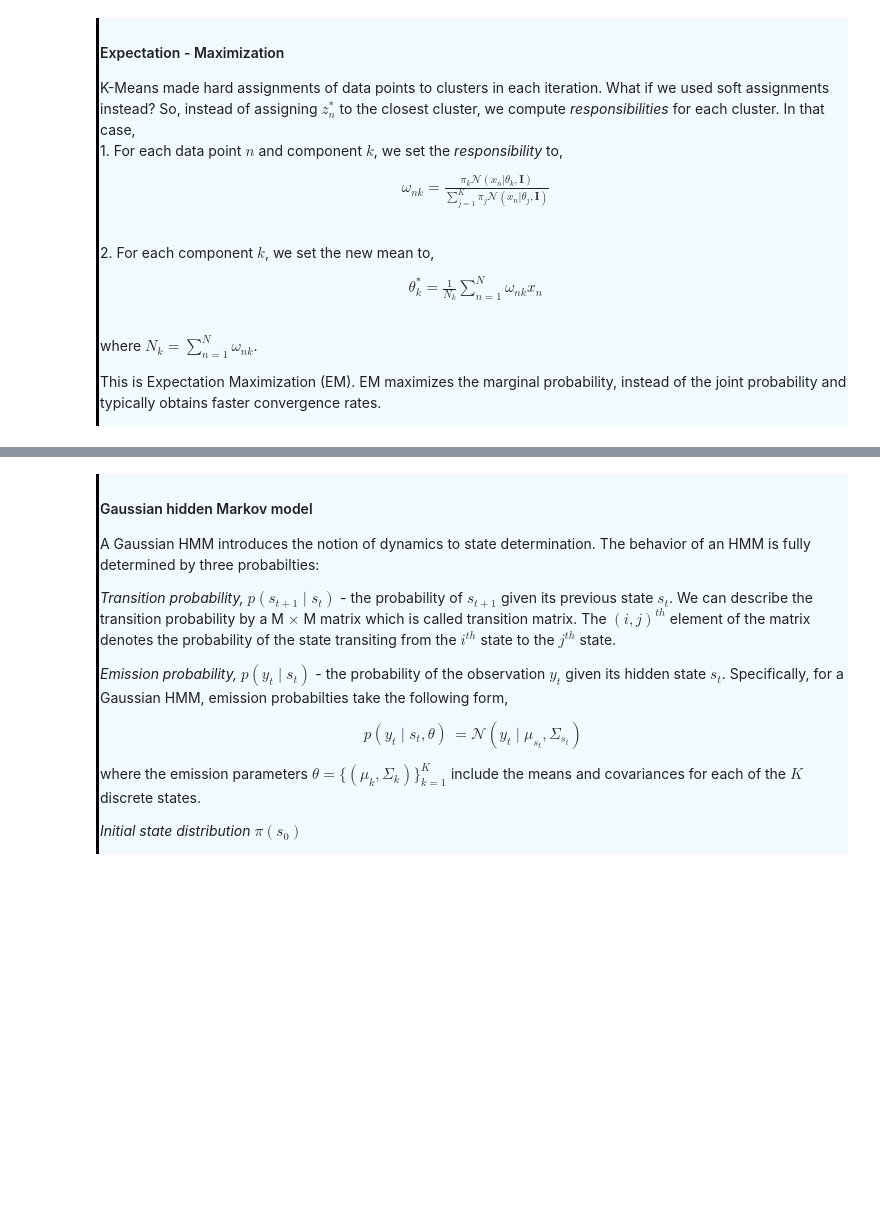
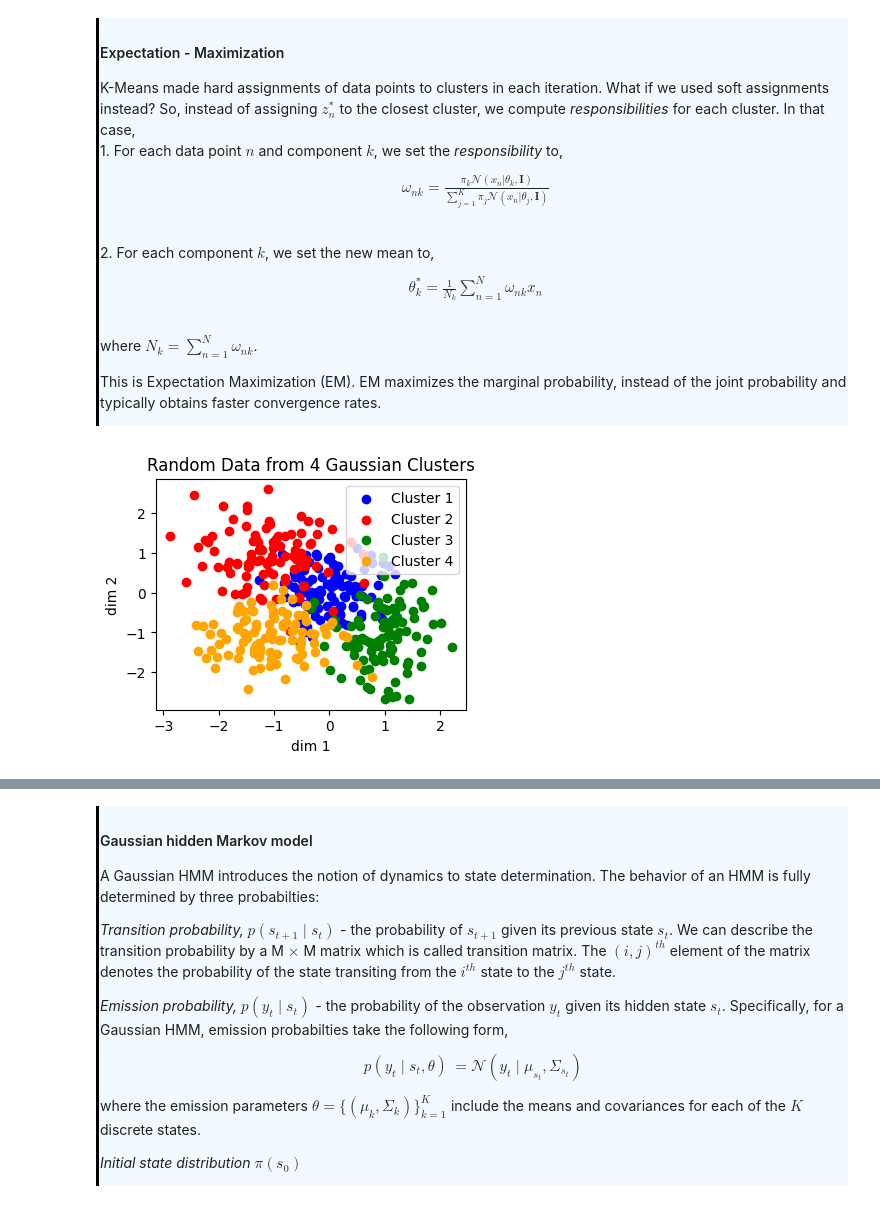
Before and after one commit to AllenSWDB/swdb_visualbehavior_template, a Jupyter notebook: code/Workshop_2.ipynb, the cells around one changed output, grey strips where cells are left out. Cells and saved outputs as stored; diff of their text form; code cells hidden in the pictures; blank space fills up the shorter version.

```diff
--- a/code/Workshop_2.ipynb
+++ b/code/Workshop_2.ipynb
@@ -268,3 +270,60 @@ z_{n}^{*} = \underset{k \in \{1,..., K\}}{arg min} || x_{n} - \theta_{k}||_{2}
 
 <p> This is Expectation Maximization (EM). EM maximizes the marginal probability, instead of the joint probability and typically obtains faster convergence rates.
 </div>
+# %%
+# _____FROM YESTERDAY______
+
+# Set the random seed for reproducibility
+np.random.seed(0)
+
+# Number of samples in each cluster
+n_samples = 100
+
+# Generate cluster 1 data
+# Any notes on data generation we should include? -AA
+cluster_1_mean = [0, 0]  # Mean of cluster 1
+cluster_1_cov = [[0.25, 0], [0, 0.25]]  # Covariance matrix of cluster 1
+cluster_1_data = np.random.multivariate_normal(cluster_1_mean, cluster_1_cov, n_samples)
+
+# Generate cluster 2 data
+cluster_2_mean = [-1, 1]  # Mean of cluster 2
+cluster_2_cov = [[0.5, 0], [0, 0.5]]  # Covariance matrix of cluster 2
+cluster_2_data = np.random.multivariate_normal(cluster_2_mean, cluster_2_cov, n_samples)
+
+# Generate cluster 3 data
+cluster_3_mean = [1, -1]  # Mean of cluster 3
+cluster_3_cov = [[0.25, 0], [0, 0.5]]  # Covariance matrix of cluster 3
+cluster_3_data = np.random.multivariate_normal(cluster_3_mean, cluster_3_cov, n_samples)
+
+# Generate cluster 4 data
+cluster_4_mean = [-1, -1]  # Mean of cluster 4
+cluster_4_cov = [[0.5, 0], [0, 0.25]]  # Covariance matrix of cluster 4
+cluster_4_data = np.random.multivariate_normal(cluster_4_mean, cluster_4_cov, n_samples)
+
+
+# Combine data from all clusters
+X = np.concatenate((cluster_1_data, cluster_2_data, cluster_3_data, cluster_4_data))
+
+# Create labels for each cluster
+labels = np.concatenate((
+    np.zeros(n_samples),  # Cluster 1 labeled as 0
+    np.ones(n_samples),   # Cluster 2 labeled as 1
+    np.full(n_samples, 2),  # Cluster 3 labeled as 2
+    np.full(n_samples, 3),  # Cluster 4 labeled as 3
+))
+
+# Define colors for each cluster
+colors = ['b', 'r', 'g', 'orange', 'purple']
+
+# Plot the generated data with different colors for each cluster
+plt.figure(figsize=(4, 3))
+for i in range(4):
+    plt.scatter(X[labels == i][:, 0], X[labels == i][:, 1], c=colors[i], label=f'Cluster {i+1}')
+
+plt.title('Random Data from 4 Gaussian Clusters')
+plt.xlabel('dim 1')
+plt.ylabel('dim 2')
+plt.legend()
+plt.show()
+# %% [output]
+[figure, added]
```
Also changed, not shown: parts of 12 cells of this notebook.
